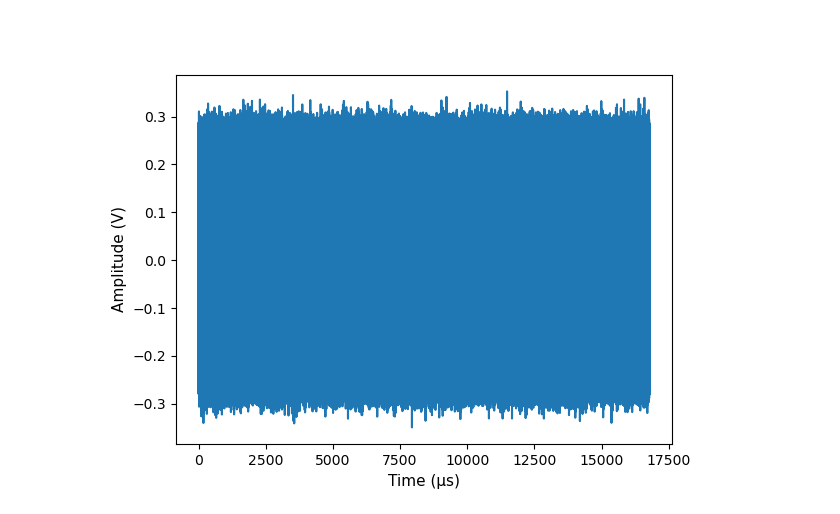
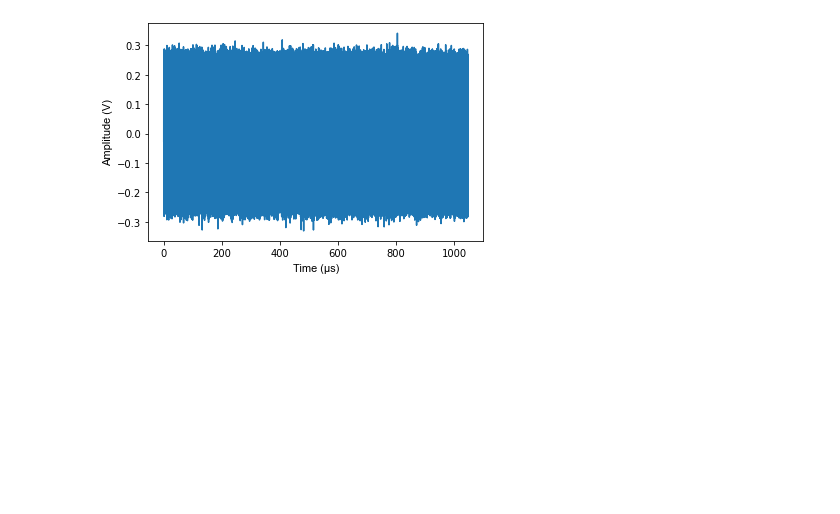
Before and after one commit to josephmlev/darkRadio, a Jupyter notebook: drlib/simClockJitter.ipynb, the cells around one changed output. Cells and saved outputs as stored; diff of their text form; code cells hidden in the pictures; blank space fills up the shorter version.

```diff
--- a/drlib/simClockJitter.ipynb
+++ b/drlib/simClockJitter.ipynb
@@ -33,8 +33,8 @@ def genWhiteNoise(mu, sigma, size):
     :return: Array of time samples
     :rtype: numpy array
 """
-def genTimeVals(fs, size):
-    uncertainties =  np.random.normal(0, 0, size = size)
+def genTimeVals(fs, size, uncertainty):
+    uncertainties =  np.random.normal(0, uncertainty, size = size)
     timeVals = np.asarray(range(int(size)))/(uncertainties + fs)
     return timeVals
 
@@ -78,31 +78,31 @@ def convADCCount(dynamicRange, offset, bitDepth, data):
     return np.asarray(ADCVals)
 # %%
 sigFreq = 2.345E7
-numSamps = 2**24
+numSamps = 2**20
 
 sampFreq = 1.E9
 sigAmp = 0.2
 
 muNoise = 0
 sigNoise = 0.03
 
-timeVals = genTimeVals(sampFreq, numSamps)
+timeVals = genTimeVals(sampFreq, numSamps, 0)
 sigVals = genSignal(sigAmp, sigFreq, timeVals)
 
 noiseVals = genWhiteNoise(muNoise, sigNoise, numSamps)
 
 dataVals = noiseVals + sigVals
 plt.close('all')
 
 # Plot the data
 plt.plot(timeVals*10**6, dataVals)
 
 # The weird symbol is the unicode character for mu
 plt.xlabel(u'Time (\u03BCs)', labelpad = 15, **label_font)
 plt.ylabel('Amplitude (V)', **label_font)
 plt.show()
 # %% [output]
-[figure, old version]
+[figure, new version]
 # %%
 # dynamic range, offset, bit depth, data
 dynamicRange = 1
```
Also changed, not shown: parts of 2 cells of this notebook.
